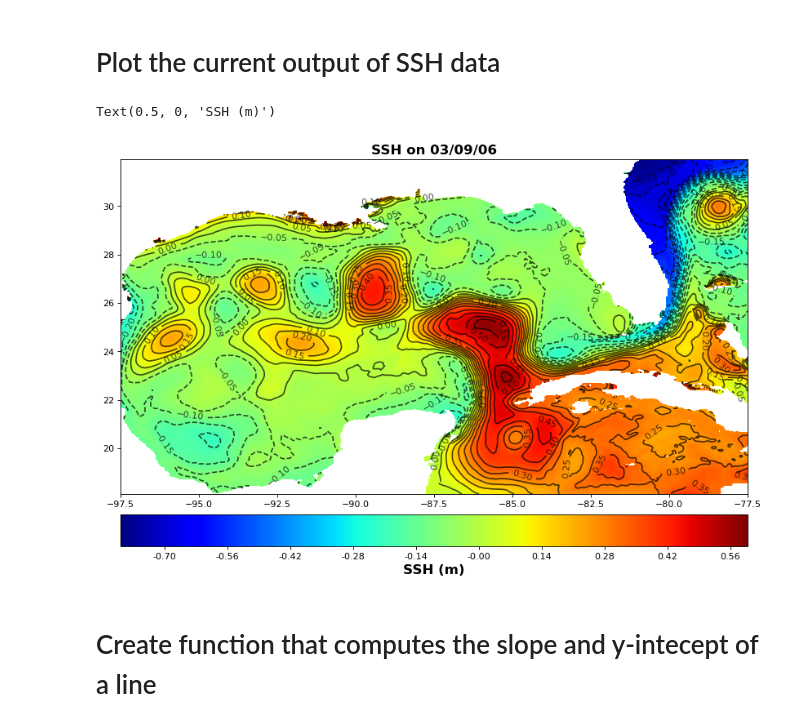
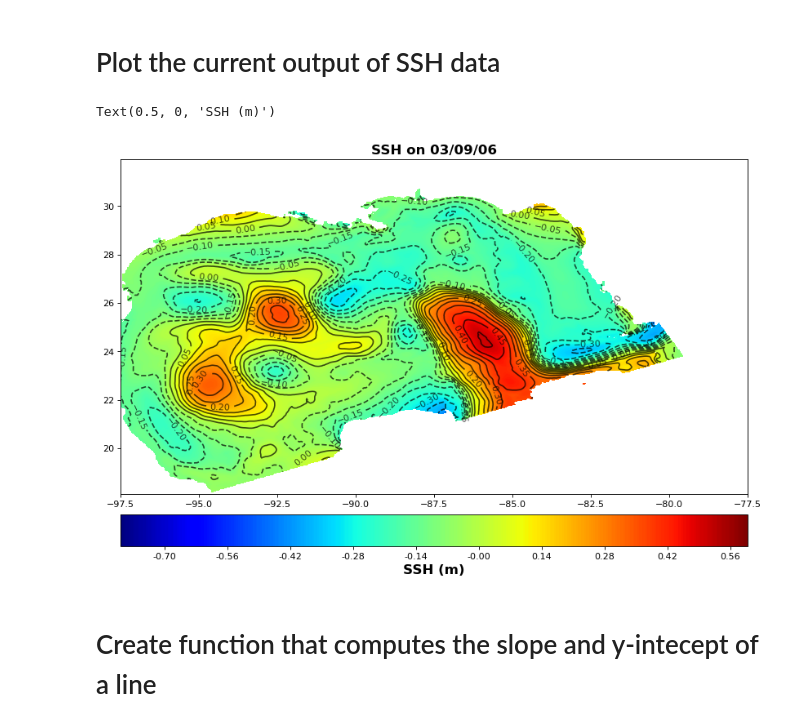
Before and after one commit to watkinson7/Graduate_Thesis_Research_Fall_2022, a Jupyter notebook: Python_Code/Mask_outside_GoM.ipynb, the cells around one changed output. Cells and saved outputs as stored; diff of their text form; code cells hidden in the pictures.

```diff
--- a/Python_Code/Mask_outside_GoM.ipynb
+++ b/Python_Code/Mask_outside_GoM.ipynb
@@ -35,27 +28,27 @@ Data variables:
 # %%
 #create axes and figure parameters
 fig = plt.figure(figsize=(12, 8), dpi=80)
 ax = fig.add_axes([.03,.03,.8,.8])
 ax.set_xlim(-97.5, -77.5)
 plt.title('SSH on 03/09/06',loc='center',fontsize=15,fontweight='bold')
-
+SSH_data = xr.open_dataset('/data/watkinson/Fall2022/SSH_data/Cropped_SSH_Data/hycom_gomu_501_20050101_cropped.nc')
 #load in lat, lon and SSH data for plot
 lat = SSH_data.lat
 lon = SSH_data.lon
 ssh = SSH_data.adt
 
 #Make lon and lat a 2d mesh grid for plotting purposes
 lon2d,lat2d=np.meshgrid(lon,lat)
 
 #plot with contourf and contour functions
 cf = ax.contourf(lon2d,lat2d,ssh[:,:,0],cmap='jet',levels=np.linspace(-.8,.6,400))
 cl = ax.contour(lon2d,lat2d,ssh[:,:,0],colors='k',alpha=.7,levels=np.arange(-.8,.6,.05))
 plt.clabel(cl, inline=1, fontsize=10)
 cbar = fig.colorbar(cf,location='bottom',format='%.2f',pad=.05)#shrink=.6,pad=.04)
 cbar.ax.set_xlabel('SSH (m)',fontsize=15,fontweight='bold')
 # %% [output]
 Text(0.5, 0, 'SSH (m)')
-[figure, old version]
+[figure, new version]
 # %% [markdown]
 # Create function that computes the slope and y-intecept of a line
 # %%
```
Also changed, not shown: parts of 3 cells of this notebook.
